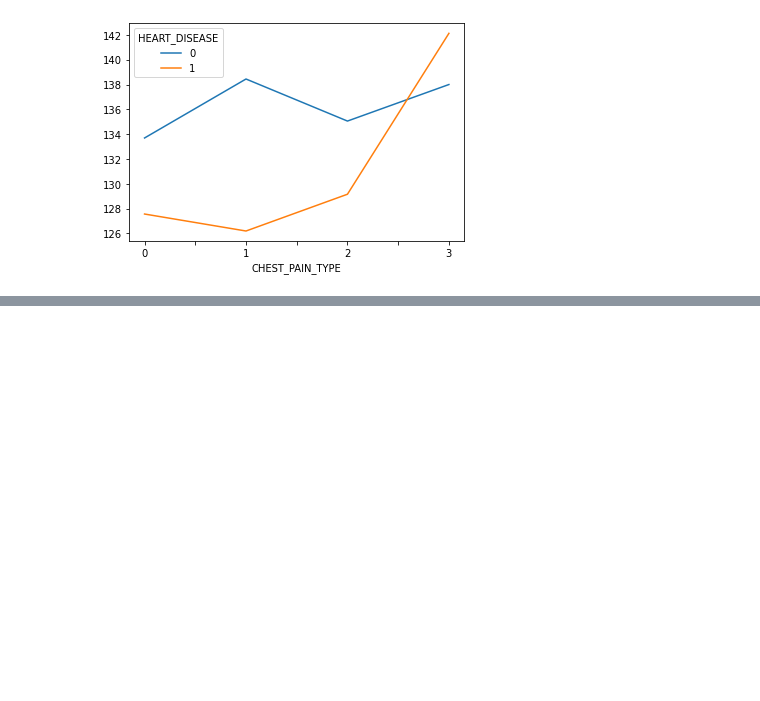
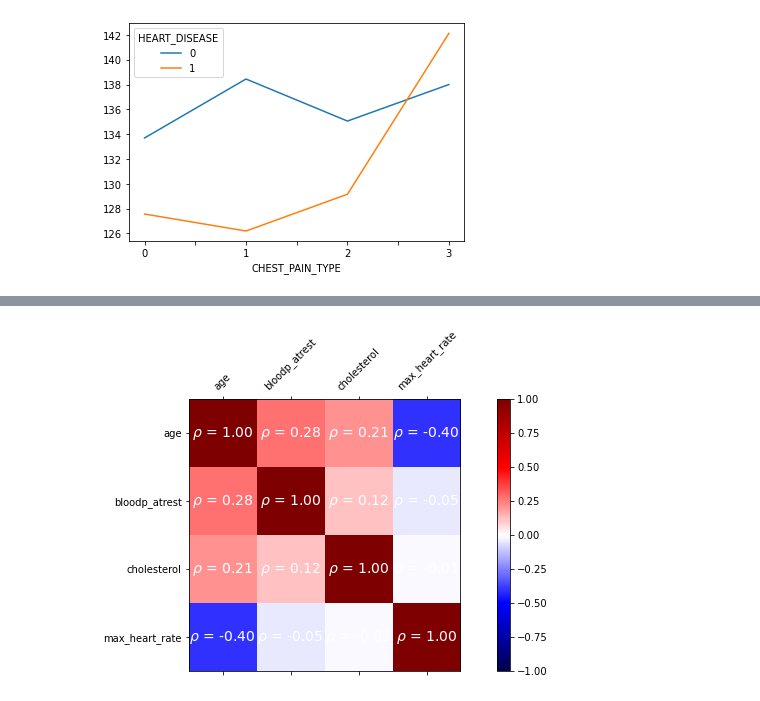
Before and after one commit to yassinzeraoulia97/esercizi, a Jupyter notebook: esercizi.ipynb, the cells around one changed output, grey strips where cells are left out. Drawn from its saved outputs; the diff is of its cells as text; code cells hidden in the pictures; blank space fills up the shorter version.

```diff
--- a/esercizi.ipynb
+++ b/esercizi.ipynb
@@ -329,0 +335,23 @@ pd.crosstab(index=df.CHEST_PAIN_TYPE, columns=df.HEART_DISEASE, colnames=['HEART
+# %%
+fig, ax = plt.subplots(figsize=(13, 5))
+df_corr=df.corr()
+
+im = ax.matshow(df_corr, cmap='seismic')
+im.set_clim(-1, 1) # set the bounds of the color scale
+fig.colorbar(im) # add the colorbar to the figure
+
+labels = [col.lower() for col in df_corr.columns]
+ax.set_xticks(ax.get_xticks()[1:-1]) # to handle matplotlib bug
+ax.set_xticklabels(labels, rotation=45)
+ax.set_yticks(ax.get_yticks()[1:-1]) # to handle matplotlib bug
+ax.set_yticklabels(labels)
+
+for (i, j), coef in np.ndenumerate(df_corr):
+ ax.text(
+ i, j,
+ fr'$\rho$ = {coef:.2f}', # raw (r), format (f) string
+ ha='center', va='center',
+ color='white', fontsize=14
+ )
+# %% [output]
+[figure, added]
```
Also changed, not shown: parts of 5 cells of this notebook.
